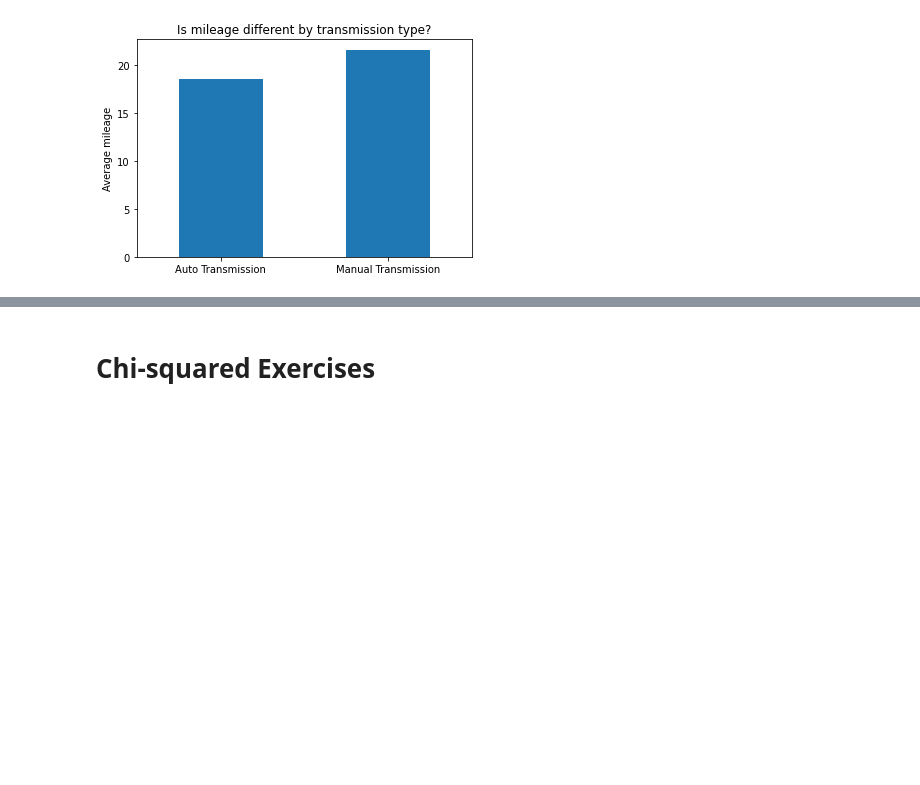
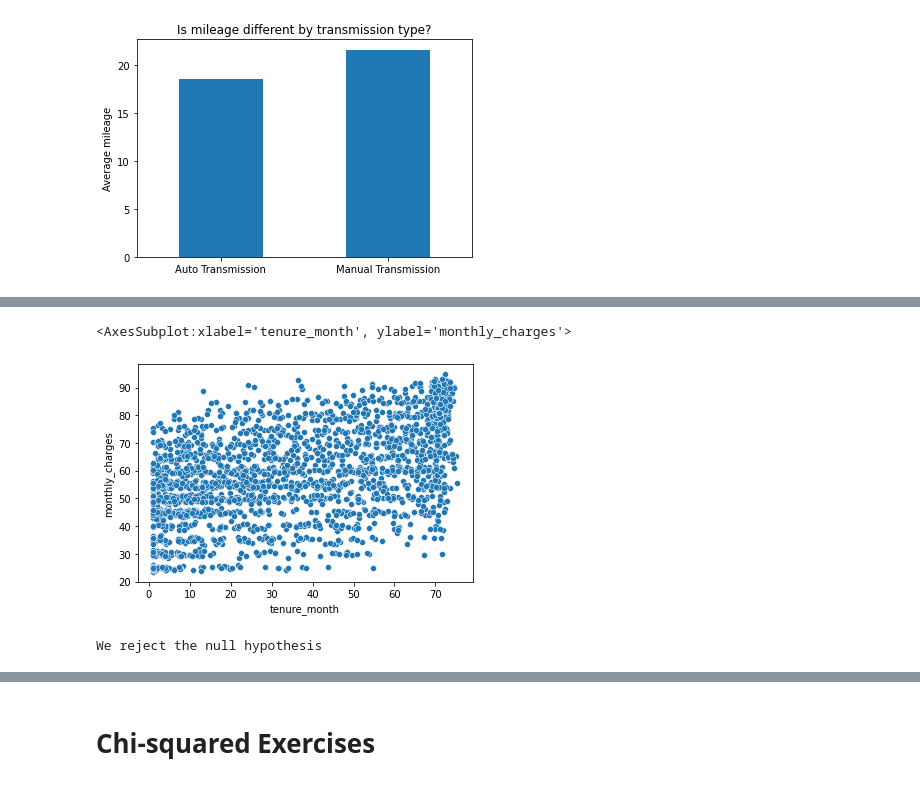
Before and after one commit to Jared-Godar/statistics-exercises, a Jupyter notebook: hypothesis_testing.ipynb, the cells around one changed output, grey strips where cells are left out. Drawn from its saved outputs; the diff is of its cells as text; code cells hidden in the pictures; blank space fills up the shorter version.

```diff
--- a/hypothesis_testing.ipynb
+++ b/hypothesis_testing.ipynb
@@ -372,0 +462,3 @@ Text(0.5, 1.0, 'Is mileage different by transmission type?')
+# %%
+telco_dsl = telco[telco.internet_type=='DSL']
+telco_dsl.head()
@@ -372,0 +525,14 @@ Text(0.5, 1.0, 'Is mileage different by transmission type?')
+# %%
+sns.scatterplot(x="tenure_month", y="monthly_charges", data=telco_dsl)
+# %% [output]
+<AxesSubplot:xlabel='tenure_month', ylabel='monthly_charges'>
+[figure, added]
+# %%
+#Fiber
+corr, p = stats.pearsonr(telco_fiber.tenure_month, telco_fiber.total_charges)
+if p < alpha:
+    print("We reject the null hypothesis")
+else:
+    print("We fail to reject the null hypothesis")
+# %% [output]
+We reject the null hypothesis
```
Also changed, not shown: parts of 75 cells of this notebook, 1 other file.
